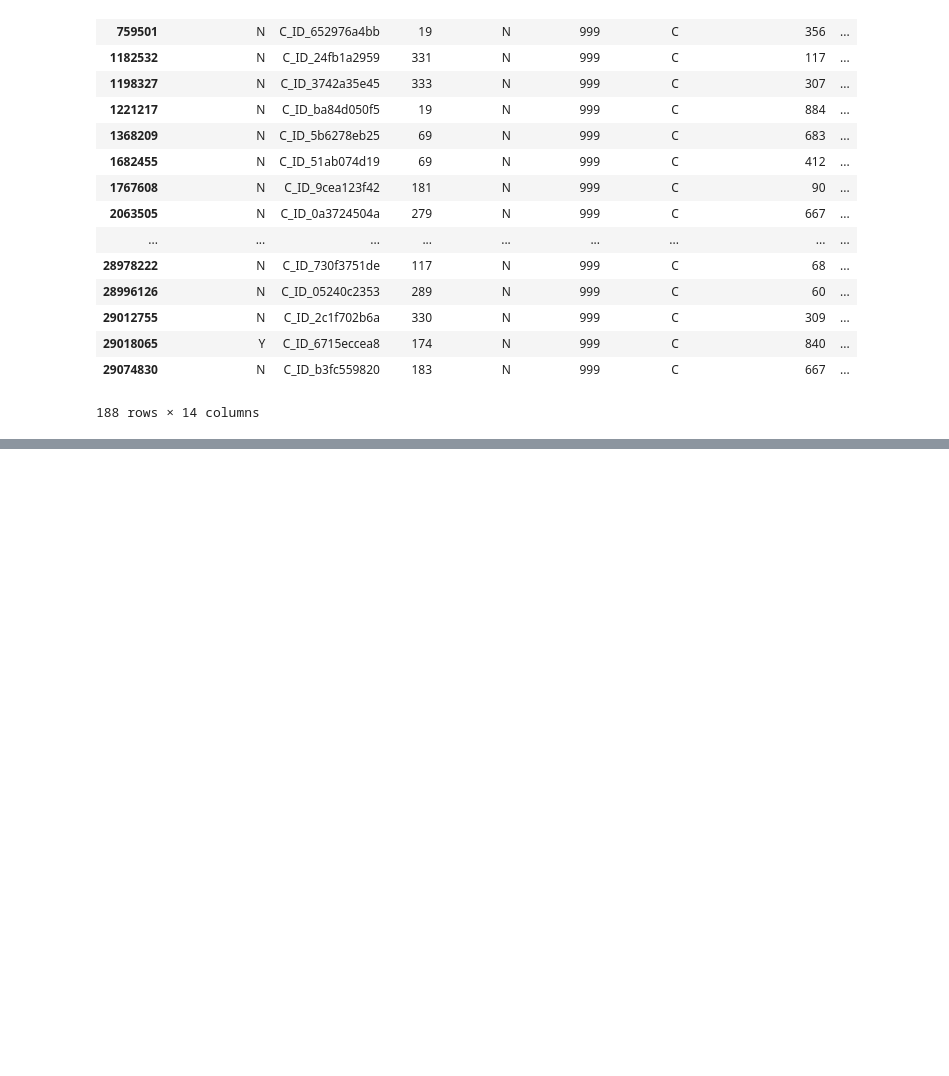
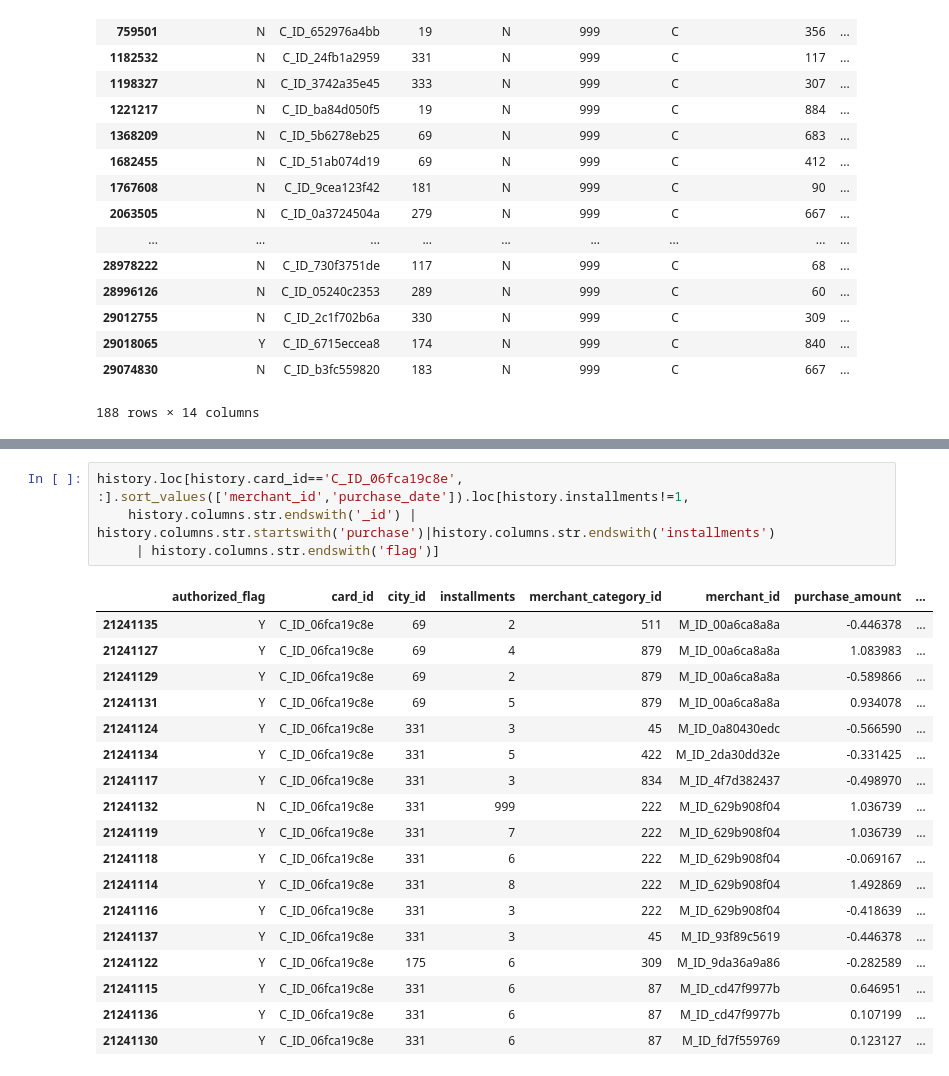
Before and after one commit to miniii222/kaggle, a Jupyter notebook: Elo_Merchant_Category_Recommendation/eda/1-6.NA&outlier.ipynb, the cells around one changed output, grey strips where cells are left out. Saved outputs shown, nothing was run; the diff lists cells and outputs as text; blank space fills up the shorter version.

```diff
--- a/Elo_Merchant_Category_Recommendation/eda/1-6.NA&outlier.ipynb
+++ b/Elo_Merchant_Category_Recommendation/eda/1-6.NA&outlier.ipynb
@@ -102,0 +465,23 @@ Name: installments, dtype: int64
+# %%
+history.loc[history.card_id=='C_ID_06fca19c8e', :].sort_values(['merchant_id','purchase_date']).loc[history.installments!=1,
+    history.columns.str.endswith('_id') | history.columns.str.startswith('purchase')|history.columns.str.endswith('installments')
+     | history.columns.str.endswith('flag')]
+# %% [output]
+|  | authorized_flag | card_id | city_id | installments | merchant_category_id | merchant_id | purchase_amount | ... |
+| 21241135 | Y | C_ID_06fca19c8e | 69 | 2 | 511 | M_ID_00a6ca8a8a | -0.446378 | ... |
+| 21241127 | Y | C_ID_06fca19c8e | 69 | 4 | 879 | M_ID_00a6ca8a8a | 1.083983 | ... |
+| 21241129 | Y | C_ID_06fca19c8e | 69 | 2 | 879 | M_ID_00a6ca8a8a | -0.589866 | ... |
+| 21241131 | Y | C_ID_06fca19c8e | 69 | 5 | 879 | M_ID_00a6ca8a8a | 0.934078 | ... |
+| 21241124 | Y | C_ID_06fca19c8e | 331 | 3 | 45 | M_ID_0a80430edc | -0.566590 | ... |
+| 21241134 | Y | C_ID_06fca19c8e | 331 | 5 | 422 | M_ID_2da30dd32e | -0.331425 | ... |
+| 21241117 | Y | C_ID_06fca19c8e | 331 | 3 | 834 | M_ID_4f7d382437 | -0.498970 | ... |
+| 21241132 | N | C_ID_06fca19c8e | 331 | 999 | 222 | M_ID_629b908f04 | 1.036739 | ... |
+| 21241119 | Y | C_ID_06fca19c8e | 331 | 7 | 222 | M_ID_629b908f04 | 1.036739 | ... |
+| 21241118 | Y | C_ID_06fca19c8e | 331 | 6 | 222 | M_ID_629b908f04 | -0.069167 | ... |
+| 21241114 | Y | C_ID_06fca19c8e | 331 | 8 | 222 | M_ID_629b908f04 | 1.492869 | ... |
+| 21241116 | Y | C_ID_06fca19c8e | 331 | 3 | 222 | M_ID_629b908f04 | -0.418639 | ... |
+| 21241137 | Y | C_ID_06fca19c8e | 331 | 3 | 45 | M_ID_93f89c5619 | -0.446378 | ... |
+| 21241122 | Y | C_ID_06fca19c8e | 175 | 6 | 309 | M_ID_9da36a9a86 | -0.282589 | ... |
+| 21241115 | Y | C_ID_06fca19c8e | 331 | 6 | 87 | M_ID_cd47f9977b | 0.646951 | ... |
+| 21241136 | Y | C_ID_06fca19c8e | 331 | 6 | 87 | M_ID_cd47f9977b | 0.107199 | ... |
+| 21241130 | Y | C_ID_06fca19c8e | 331 | 6 | 87 | M_ID_fd7f559769 | 0.123127 | ... |
```
Also changed, not shown: parts of 73 cells of this notebook.
